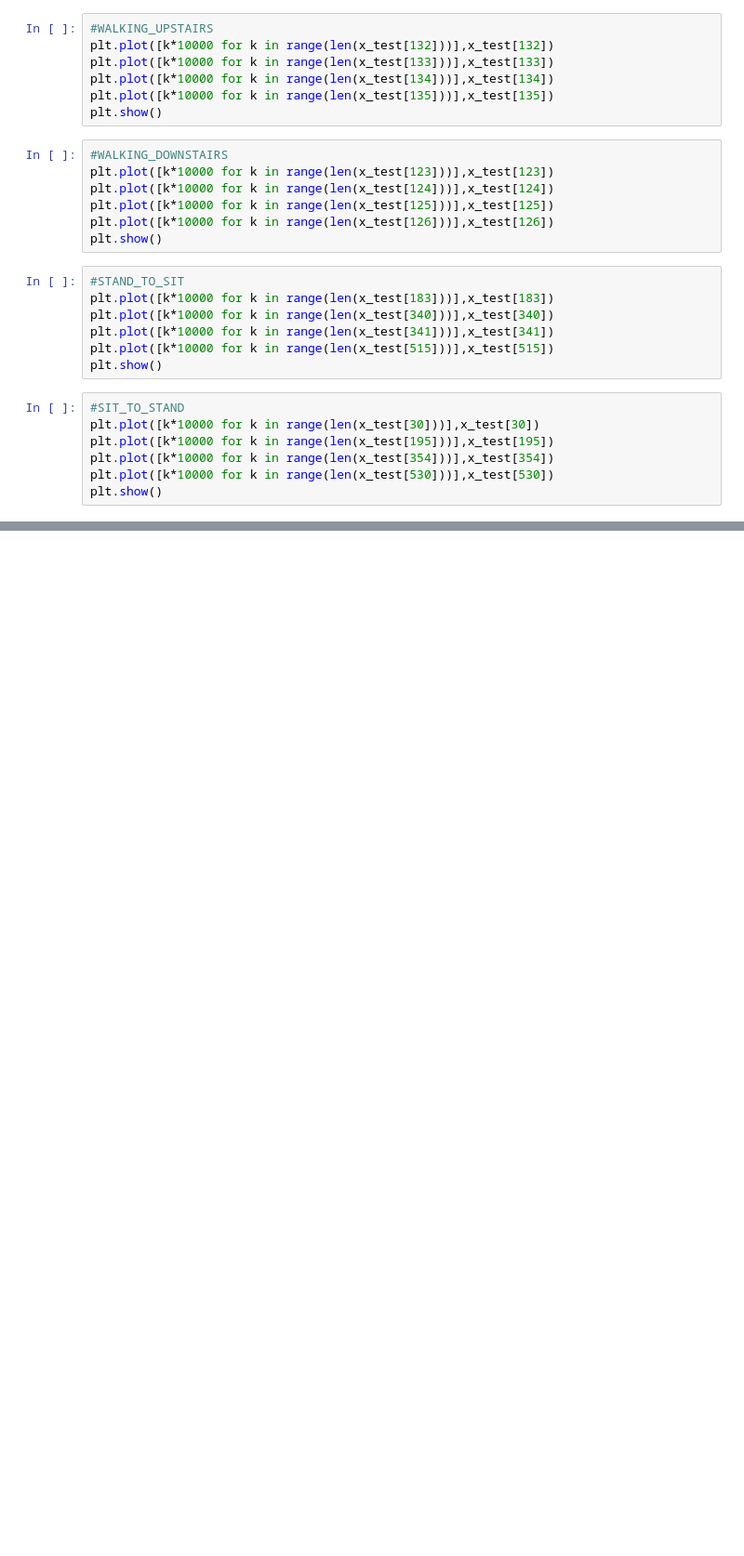
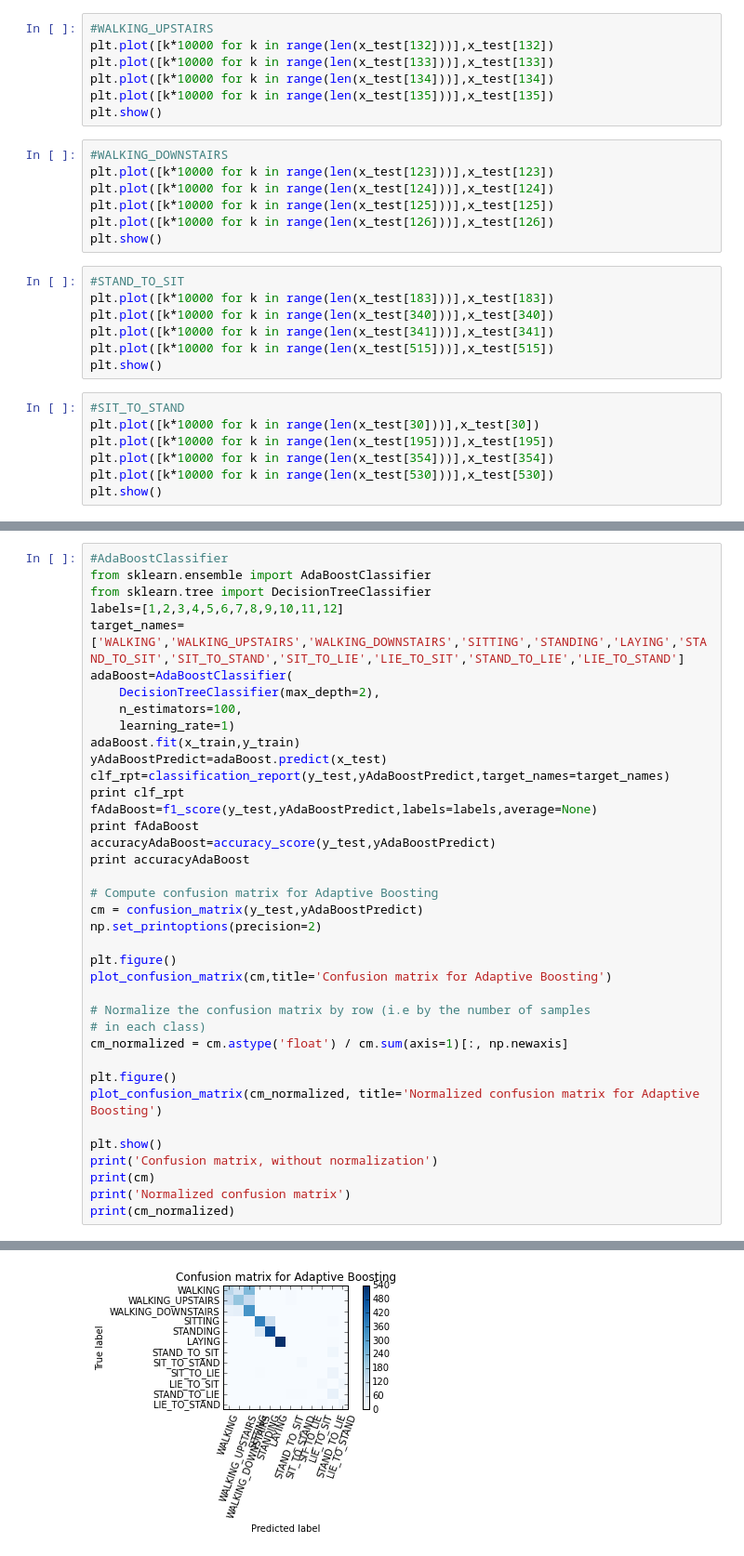
Before and after one commit to ajagarapu/SmartHARP, a Jupyter notebook: code/SmartHARP.ipynb, the cells around one changed output, grey strips where cells are left out. Shown at 93% size. Saved outputs shown, nothing was run; the diff lists cells and outputs as text; blank space fills up the shorter version.

```diff
--- a/code/SmartHARP.ipynb
+++ b/code/SmartHARP.ipynb
@@ -129,0 +316,39 @@ plt.show()
+# %%
+#AdaBoostClassifier
+from sklearn.ensemble import AdaBoostClassifier
+from sklearn.tree import DecisionTreeClassifier
+labels=[1,2,3,4,5,6,7,8,9,10,11,12]
+target_names=['WALKING','WALKING_UPSTAIRS','WALKING_DOWNSTAIRS','SITTING','STANDING','LAYING','STAND_TO_SIT','SIT_TO_STAND','SIT_TO_LIE','LIE_TO_SIT','STAND_TO_LIE','LIE_TO_STAND']
+adaBoost=AdaBoostClassifier(
+    DecisionTreeClassifier(max_depth=2),
+    n_estimators=100,
+    learning_rate=1)
+adaBoost.fit(x_train,y_train)
+yAdaBoostPredict=adaBoost.predict(x_test)
+clf_rpt=classification_report(y_test,yAdaBoostPredict,target_names=target_names)
+print clf_rpt
+fAdaBoost=f1_score(y_test,yAdaBoostPredict,labels=labels,average=None)
+print fAdaBoost
+accuracyAdaBoost=accuracy_score(y_test,yAdaBoostPredict)
+print accuracyAdaBoost
+
+# Compute confusion matrix for Adaptive Boosting
+cm = confusion_matrix(y_test,yAdaBoostPredict)
+np.set_printoptions(precision=2)
+
+plt.figure()
+plot_confusion_matrix(cm,title='Confusion matrix for Adaptive Boosting')
+
+# Normalize the confusion matrix by row (i.e by the number of samples
+# in each class)
+cm_normalized = cm.astype('float') / cm.sum(axis=1)[:, np.newaxis]
+
+plt.figure()
+plot_confusion_matrix(cm_normalized, title='Normalized confusion matrix for Adaptive Boosting')
+
+plt.show()
+print('Confusion matrix, without normalization')
+print(cm)
+print('Normalized confusion matrix')
+print(cm_normalized)
+# %% [output]
@@ -129,0 +374 @@ plt.show()
+[figure, added]
```
Also changed, not shown: parts of 7 cells of this notebook.
